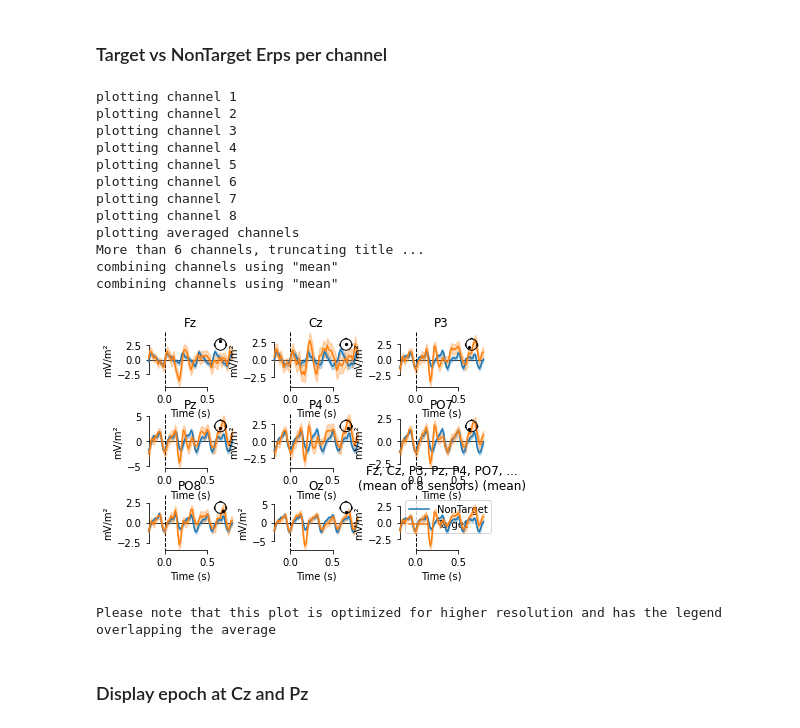
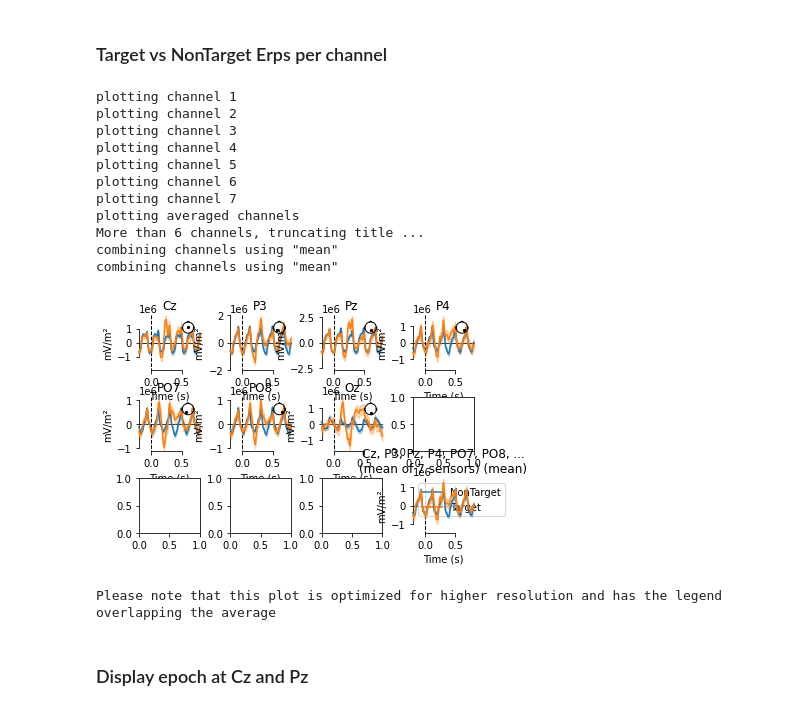
Before and after one commit to lokinou/p3k_offline_analysis, a Jupyter notebook: p300_analysis.ipynb, the cells around one changed output. Cells and saved outputs as stored; diff of their text form; code cells hidden in the pictures.

```diff
--- a/p300_analysis.ipynb
+++ b/p300_analysis.ipynb
@@ -27,7 +27,8 @@ if you don't know how to convert the .ov files, please check my [ov to gdf tutor
 # %%
 # Directory containing the gdf files
 #data_dir=r"C:\BCI\dev\p300_analysis_from_openvibe"
-data_dir=r"./"
+data_dir=r"./data_sample/bci2000"
+data_type= None  # bci2000 or openvibe or None for autodetection
 
 # Define the electrodes here (for the provided sample file)
 #cname = ['Fz', 'FC1', 'FC2', 'C1', 'Cz', 'C2', 'P3', 'Pz', 'P4', 'Oz']
@@ -35,18 +36,18 @@ cname = ['Fz', 'Cz', 'P3', 'Pz', 'P4', 'PO7', 'PO8', 'Oz']
 
 # Visual
 display_preprocessing_plots = False
-display_all_erp_plots = False
+display_all_erp_plots = True
 
 # Preprocessing
 apply_resample = True # in case the sampling rate is high (>=256Hz)
 resample_freq = 256 # Hz
 apply_infinite_reference = True  # rereferencing
-apply_ASR = True  # use Artifact Subspace Reconstruction (artifact removal)
-apply_CSD = True  # use Current Source Density (spatial filter)
+apply_ASR = False  # use Artifact Subspace Reconstruction (artifact removal)
+apply_CSD = False  # use Current Source Density (spatial filter)
 
 drop_bad_epochs = False
 reject_channels_full_of_artifacts = True
-reject_artifactual_epochs = reject_channels_full_of_artifacts and True # do not reject epochs if you dont reject channels or use CSD
+reject_artifactual_epochs = reject_channels_full_of_artifacts and False # do not reject epochs if you dont reject channels or use CSD
 artifact_threshold = 100e-6
 ratio_tolerated_artifacts = 0.3  # if 30% of artifacts in 200ms windows, then the channel is rejected
 
@@ -67,11 +154,19 @@ os.path.exists(data_dir)
 fnames = []
 for file in os.listdir(data_dir):
     if file.endswith(".gdf"):
+        data_type = 'openvibe'
         fnames.append(os.path.join(data_dir, file))
         print(os.path.join(data_dir, file))
+    elif file.endswith(".dat"):
+        data_type = 'bci2000'
+        print(os.path.join(data_dir, file))
+        fnames.append(os.path.join(data_dir, file))
 
-# load and preprocess data ####################################################
-raws = [mne.io.read_raw_gdf(f, preload=True) for f in fnames]
-#raw = concatenate_raws(raws)
-raw = raws[0]
+if data_type == 'openvibe':
+    # load and preprocess data ####################################################
+    raws = [mne.io.read_raw_gdf(f, preload=True) for f in fnames]
+elif data_type == 'bci2000':
+    raws = load_bci2k(fnames)
+raw = mne.concatenate_raws(raws)
+raw
 # %% [output]
@@ -432,7 +532,11 @@ df[[c in annot_codes for c in df.coden]]
 From this table, we could locate and save the codes for **Target and Non-Target** and give them the following values: target=1 and non-target=0
 # %%
 # target = 1, nontarget = 0
-target_map = {'33286':0, '33285':1}
+target_map = None
+if data_type == 'openvibe':
+    target_map = {'33286':0, '33285':1}
+elif data_type == "bci2000":
+    target_map = {'0':0, '1':1}
 # %% [markdown]
 Then we can convert annotations into events
 # %%
@@ -475,7 +589,7 @@ epoch_length = epoch_length
 
 # epoching function
 epochs = mne.Epochs(raw, events, baseline=(-.2, 0), event_id=event_ids, tmin=pre_epoch, tmax=epoch_length, event_repeated='drop', picks = ['eeg', 'csd'],
-                    preload=True, decim=4)
+                    preload=True)
 
 # if there is any delay,
 #epochs.shift_time(-isi, relative=True)
@@ -593,8 +700,8 @@ if display_all_erp_plots:
 ### Target vs NonTarget Erps per channel
 # %%
 nb_chans = epochs['Target']._data.shape[1]
-splt_height = int(np.ceil(np.sqrt(1.0*nb_chans+1)))  # adding an extra plot with all channels combined at the end
-splt_width = splt_height if splt_height * splt_height == nb_chans+1 else splt_height-1
+splt_width = int(np.ceil(np.sqrt(1.0*nb_chans+1)))  # adding an extra plot with all channels combined at the end
+splt_height = splt_width if splt_width * splt_width == nb_chans+1 else splt_width+1
 fig, ax = plt.subplots(splt_height,splt_width)
 
 evokeds = dict(NonTarget=list(epochs['NonTarget'].iter_evoked()),
@@ -603,35 +710,34 @@ evokeds = dict(NonTarget=list(epochs['NonTarget'].iter_evoked()),
 
 shape_epochs = epochs['Target']._data.shape
 for ch_idx in range(nb_chans):
     print('plotting channel {}'.format(ch_idx+1))
     mne.viz.plot_compare_evokeds(evokeds,picks=[epochs.info['ch_names'][ch_idx]],
                                  legend=False,
                                  axes=ax[ch_idx//splt_width, ch_idx%splt_width], show=False)
     #plt.show(block=False)
     plt.subplots_adjust(hspace=0.5, wspace=.5)
     #plt.pause(.1)
 print('plotting averaged channels')
 mne.viz.plot_compare_evokeds(evokeds, picks=picks, combine='mean',
                              legend=True,
                              axes=ax[-1,-1], show=False)
 
 plt.subplots_adjust(hspace=0.5, wspace=.5)
 plt.show()
 print("Please note that this plot is optimized for higher resolution and has the legend overlapping the average")
 # %% [output]
 plotting channel 1
 plotting channel 2
 plotting channel 3
 plotting channel 4
 plotting channel 5
 plotting channel 6
 plotting channel 7
-plotting channel 8
 plotting averaged channels
 More than 6 channels, truncating title ...
 combining channels using "mean"
 combining channels using "mean"
-[figure, old version]
+[figure, new version]
 Please note that this plot is optimized for higher resolution and has the legend overlapping the average
 # %% [markdown]
 ### Display epoch at Cz and Pz
```
Also changed, not shown: parts of 24 cells of this notebook, 1 other file.
